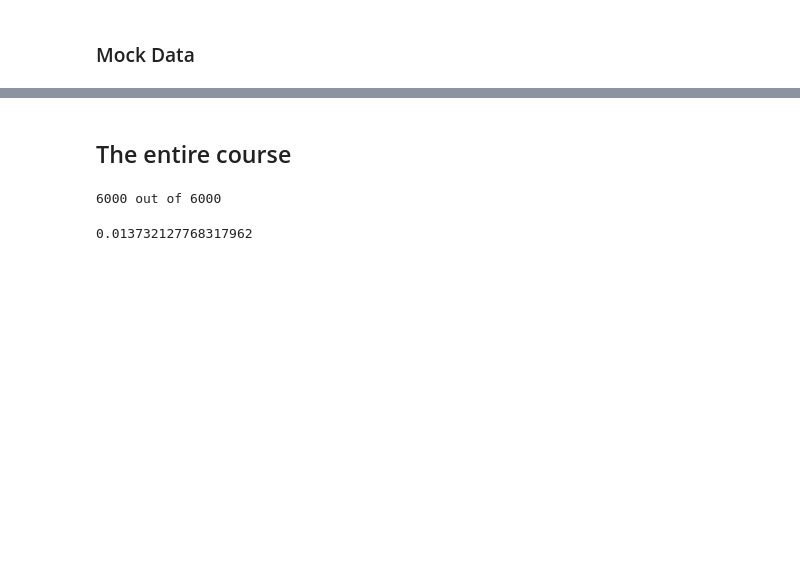
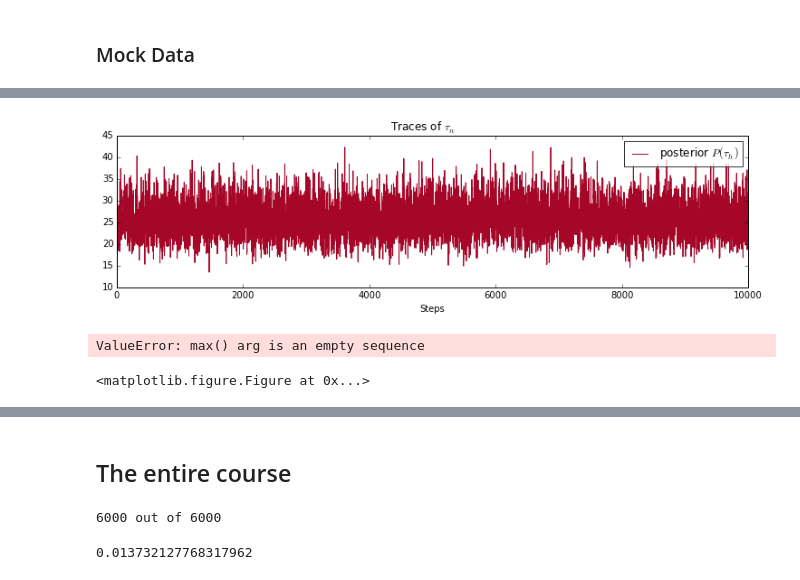
Before and after one commit to TomMalow/pymcmodels, a Jupyter notebook: ImplementationTestPeergradeGibbs.ipynb, the cells around one changed output, grey strips where cells are left out. Saved outputs shown, nothing was run; the diff lists cells and outputs as text; code cells hidden in the pictures; blank space fills up the shorter version.

```diff
--- a/ImplementationTestPeergradeGibbs.ipynb
+++ b/ImplementationTestPeergradeGibbs.ipynb
@@ -479,3 +491,17 @@ np.sqrt(1.0 / np.mean(mock_result['e']))
+# %%
+figsize(12.5, 3)
+e = mock_result['e'][:]
+plt.plot(e,color="#A60628",label=r'posterior $P(\tau_h)$')
+leg = plt.legend(loc=1)
+leg.get_frame().set_alpha(0.8)
+plt.suptitle(r'Traces of $\tau_n$', fontsize=12)
+plt.xlabel("Steps")
+plt.show()
+plt.tight_layout()
+# %% [output]
+[figure, added]
+ValueError: max() arg is an empty sequence
+<matplotlib.figure.Figure at 0x...>
 # %%
 plot_traces_bias_(mock_data,mock_result)
 # %% [output]
```
Also changed, not shown: parts of 13 cells of this notebook, 6 other files.
